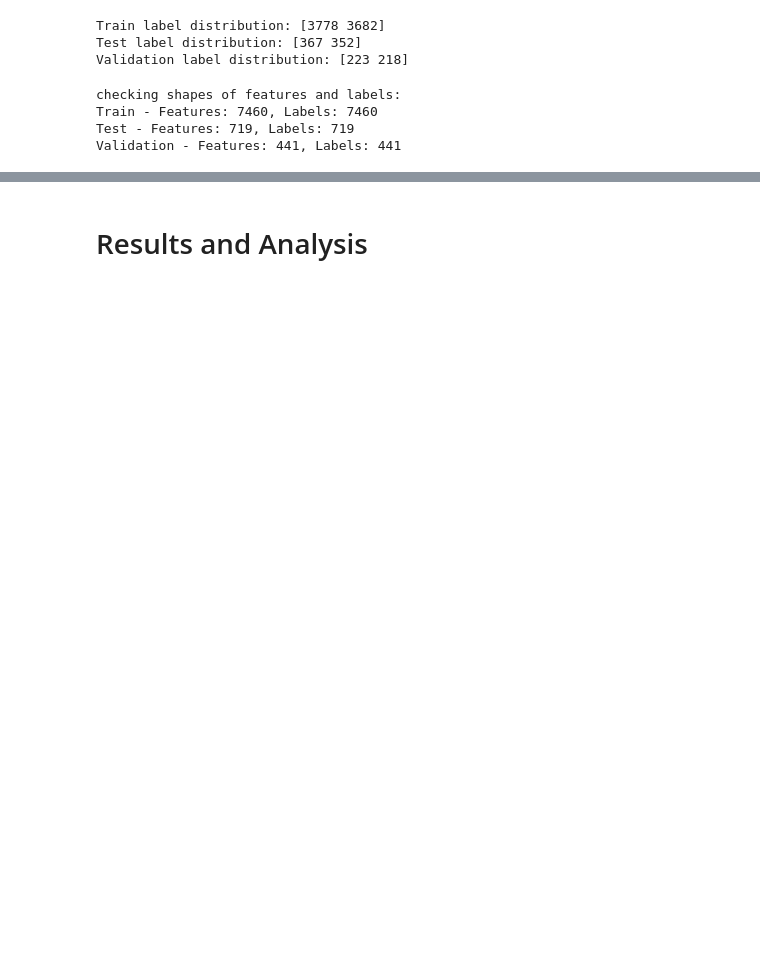
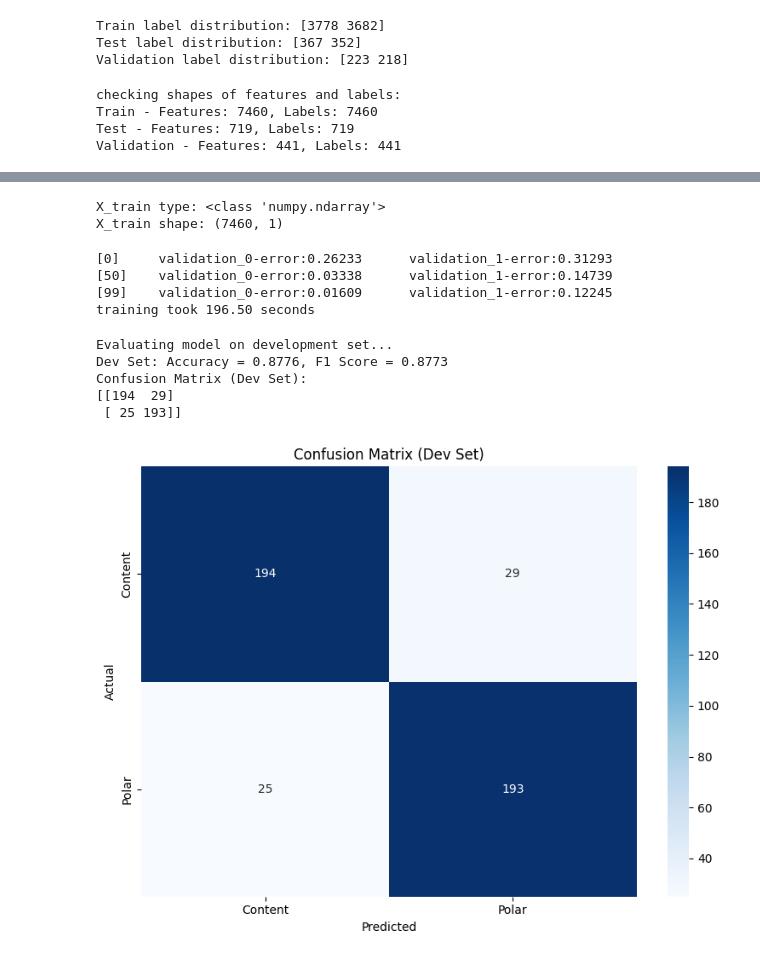
Before and after one commit to rokokot/qtype-eval, a Jupyter notebook: scripts/baselines/baseline_clf.ipynb, the cells around one changed output, grey strips where cells are left out. Drawn from its saved outputs; the diff is of its cells as text; code cells hidden in the pictures; blank space fills up the shorter version.

```diff
--- a/scripts/baselines/baseline_clf.ipynb
+++ b/scripts/baselines/baseline_clf.ipynb
@@ -47,6 +47,8 @@ config.objective = 'binary:logistic'
 config.random_state = 69
 config.subsample = 0.8
 config.colsample_bytree = 0.8
+config.eval_metric='error'
+
 
 wandb.run.notes = "Baseline experiments with polar vs. content question type classification using XGBoost classifier on subword TF-IDF vectors"
 # %%
@@ -119,2 +92,24 @@ Confusion Matrix (TF-IDF Only):
-# %% [markdown]
-# Results and Analysis
+# %%
+print("X_train type:", type(X_train))
+if hasattr(X_train, 'shape'):
+    print("X_train shape:", X_train.shape)
+elif isinstance(X_train, list):
+    print("X_train is a list of length:", len(X_train))
+    print("First element type:", type(X_train[0]))
+
+import numpy as np
+from scipy.sparse import vstack
+
+# Extract sparse matrices from the array and stack them
+sparse_matrices = [matrix[0] for matrix in X_train]  # Assuming each row has a single element
+X_train_stacked = vstack(sparse_matrices)
+
+sparse_matrices = [matrix[0] for matrix in X_dev]  # Assuming each row has a single element
+X_dev_stacked = vstack(sparse_matrices)
+
+# Same for test data
+sparse_matrices_test = [matrix[0] for matrix in X_test]
+X_test_stacked = vstack(sparse_matrices_test)
+# %% [output]
+X_train type: <class 'numpy.ndarray'>
+X_train shape: (7460, 1)
@@ -120,0 +137,45 @@ Confusion Matrix (TF-IDF Only):
+# %%
+
+start_time = time.time()
+
+xgb_clf.fit(X_train_stacked, y_train, eval_set=[(X_train_stacked, y_train), (X_dev_stacked, y_dev)], verbose=50)
+
+training_time = time.time() - start_time
+print(f"training took {training_time:.2f} seconds")
+wandb.log({"training_time": training_time})
+# %% [output]
+[0]     validation_0-error:0.26233      validation_1-error:0.31293
+[50]    validation_0-error:0.03338      validation_1-error:0.14739
+[99]    validation_0-error:0.01609      validation_1-error:0.12245
+training took 196.50 seconds
+# %%
+# ==================== Model evaluation
+print("\nEvaluating model on development set...")
+y_pred_dev = xgb_clf.predict(X_dev_stacked)
+y_pred_proba_dev = xgb_clf.predict_proba(X_dev_stacked)[:, 1]
+
+accuracy_dev = accuracy_score(y_dev, y_pred_dev)
+precision_dev, recall_dev, f1_dev, _ = precision_recall_fscore_support(y_dev, y_pred_proba_dev > 0.5, average='binary')
+
+print(f"Dev Set: Accuracy = {accuracy_dev:.4f}, F1 Score = {f1_dev:.4f}")
+
+cm_dev = confusion_matrix(y_dev, y_pred_dev)
+print("Confusion Matrix (Dev Set):")
+print(cm_dev)
+
+wandb.log({"dev_accuracy": accuracy_dev, "dev_precision": precision_dev, "dev_recall":recall_dev, "dev_f1": f1_dev})
+
+plt.figure(figsize=(8, 6))
+sns.heatmap(cm_dev, annot=True, fmt='d', cmap='Blues',xticklabels=['Content', 'Polar'],  yticklabels=['Content', 'Polar'])
+plt.xlabel('Predicted')
+plt.ylabel('Actual')
+plt.title('Confusion Matrix (Dev Set)')
+plt.tight_layout()
+wandb.log({"dev_confusion_matrix": wandb.Image(plt)})
+# %% [output]
+Evaluating model on development set...
+Dev Set: Accuracy = 0.8776, F1 Score = 0.8773
+Confusion Matrix (Dev Set):
+[[194  29]
+ [ 25 193]]
+[figure, added]
```
Also changed, not shown: parts of 11 cells of this notebook, 49 other files.
